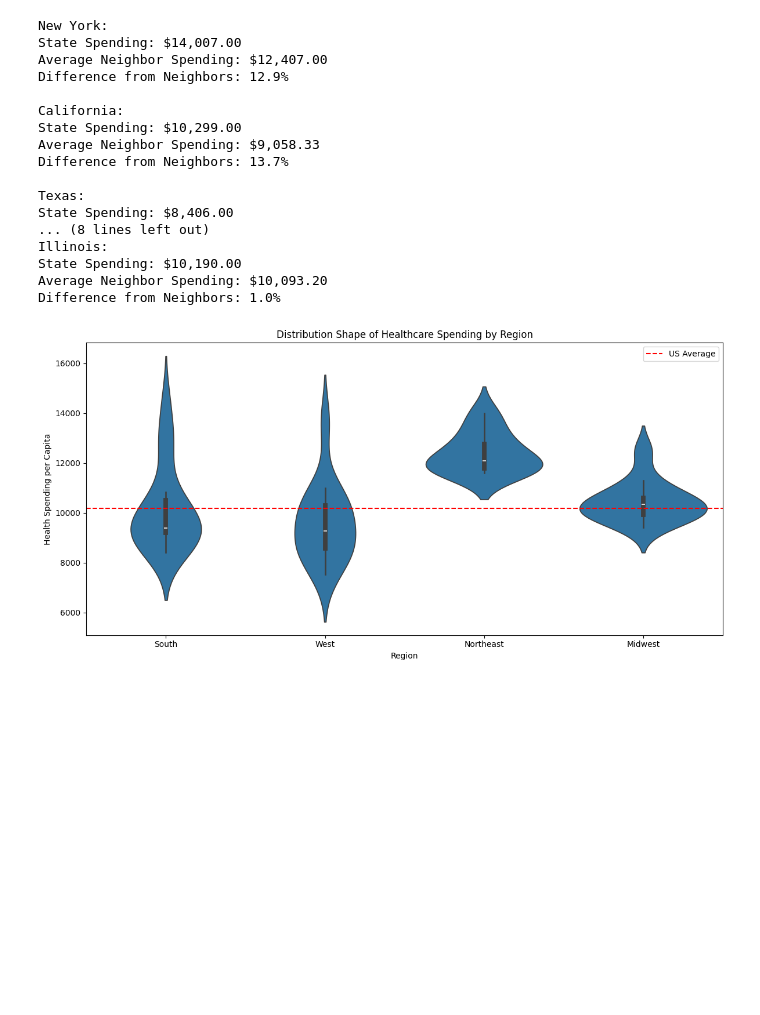
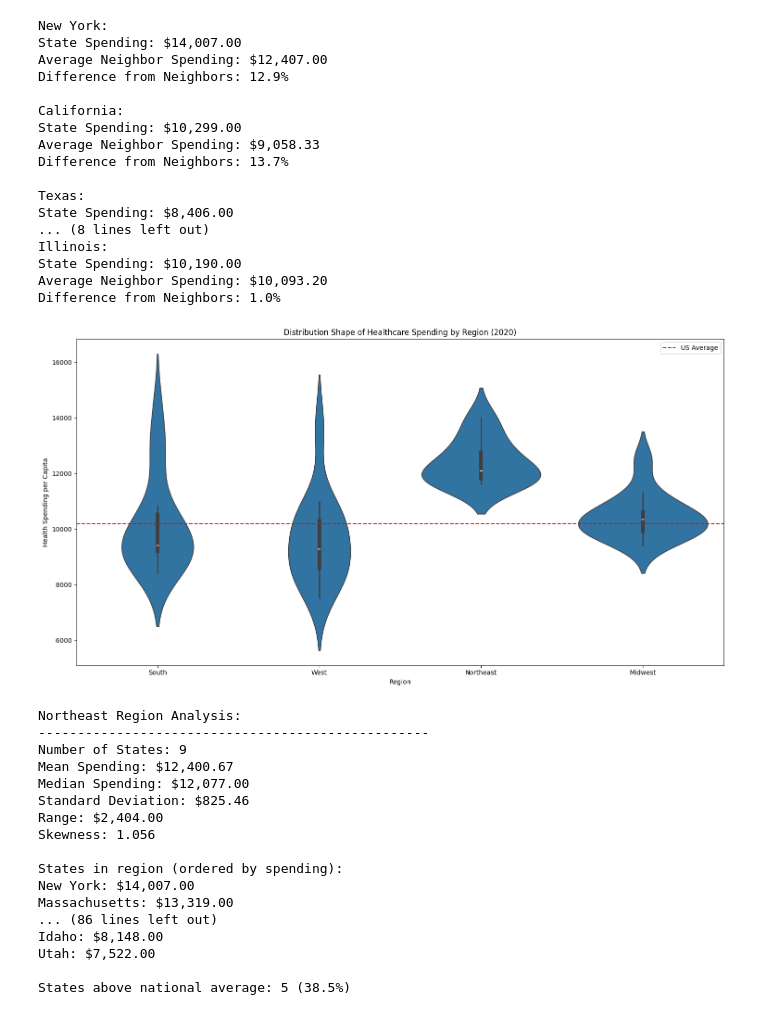
Before and after one commit to tunderscoreyler9/us-healthcare-cost-analysis, a Jupyter notebook: notebooks/02_exploratory_analysis.ipynb, the cells around one changed output. Drawn from its saved outputs; the diff is of its cells as text; code cells hidden in the pictures; blank space fills up the shorter version.

Commit message:
Working on explaining the boxplot, violin plot, and other analyses. Not complete yet. Have chores to do haha

```diff
--- a/notebooks/02_exploratory_analysis.ipynb
+++ b/notebooks/02_exploratory_analysis.ipynb
@@ -346,15 +346,56 @@ Illinois:
 State Spending: $10,190.00
 Average Neighbor Spending: $10,093.20
 Difference from Neighbors: 1.0%
-# %%
-# Distribution Shape Analysis (Violin Plot)
-plt.figure(figsize=(12, 6))
-sns.violinplot(data=state_data, x='Region', y='Health Spending per Capita')
-plt.axhline(y=us_average, color='r', linestyle='--', label='US Average')
-plt.title('Distribution Shape of Healthcare Spending by Region')
-plt.xticks(rotation=0)
-plt.legend()
-plt.tight_layout()
-plt.show()
-# %% [output]
-[figure, removed]
+# %%
+# Create violin plot with enhanced features
+plt.figure(figsize=(15, 8))
+sns.violinplot(data=state_data, x='Region', y='Health Spending per Capita')
+plt.axhline(y=us_average, color='r', linestyle='--', label='US Average')
+plt.title('Distribution Shape of Healthcare Spending by Region (2020)')
+plt.xticks(rotation=0)
+plt.legend()
+plt.tight_layout()
+plt.show()
+
+# Detailed statistical analysis for each region
+for region in ['Northeast', 'Midwest', 'South', 'West']:
+    region_data = state_data[state_data['Region'] == region]['Health Spending per Capita']
+
+    print(f"\n{region} Region Analysis:")
+    print("-" * 50)
+    print(f"Number of States: {len(region_data)}")
+    print(f"Mean Spending: ${region_data.mean():,.2f}")
+    print(f"Median Spending: ${region_data.median():,.2f}")
+    print(f"Standard Deviation: ${region_data.std():,.2f}")
+    print(f"Range: ${region_data.max() - region_data.min():,.2f}")
+    print(f"Skewness: {region_data.skew():,.3f}")  # Measure of distribution asymmetry
+
+    # List states in this region with their spending
+    print("\nStates in region (ordered by spending):")
+    region_states = state_data[state_data['Region'] == region].sort_values('Health Spending per Capita', ascending=False)
+    for _, row in region_states.iterrows():
+        print(f"{row['Location']}: ${row['Health Spending per Capita']:,.2f}")
+
+    # Calculate what percentage of states are above/below national average
+    above_avg = sum(region_data > us_average)
+    total_states = len(region_data)
+    print(f"\nStates above national average: {above_avg} ({(above_avg/total_states*100):.1f}%)")
+# %% [output]
+[figure, added]
+Northeast Region Analysis:
+--------------------------------------------------
+Number of States: 9
+Mean Spending: $12,400.67
+Median Spending: $12,077.00
+Standard Deviation: $825.46
+Range: $2,404.00
+Skewness: 1.056
+
+States in region (ordered by spending):
+New York: $14,007.00
+Massachusetts: $13,319.00
+... (86 lines left out)
+Idaho: $8,148.00
+Utah: $7,522.00
+
+States above national average: 5 (38.5%)
```
